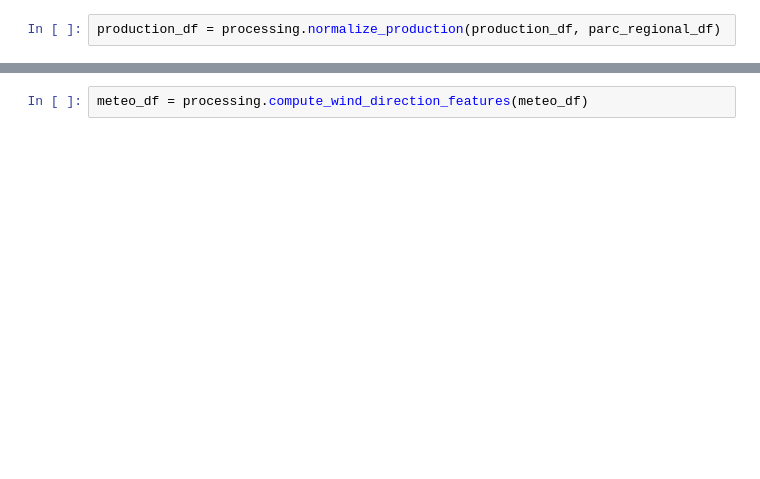
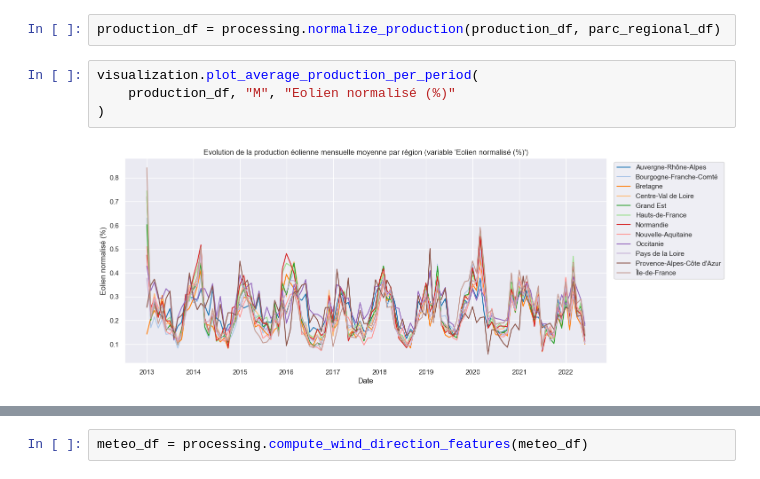
Before and after one commit to antonindurieux/prediction-energie-eolienne, a Jupyter notebook: prediction_energy_eolienne.ipynb, the cells around one changed output, grey strips where cells are left out. Cells and saved outputs as stored; diff of their text form; blank space fills up the shorter version.

```diff
--- a/prediction_energy_eolienne.ipynb
+++ b/prediction_energy_eolienne.ipynb
@@ -138,2 +113,8 @@ production_df["TCH Eolien (%)"].isna().sum() / len(production_df)
 # %%
 production_df = processing.normalize_production(production_df, parc_regional_df)
+# %%
+visualization.plot_average_production_per_period(
+    production_df, "M", "Eolien normalisé (%)"
+)
+# %% [output]
+[figure, added]
```
Also changed, not shown: parts of 66 cells of this notebook.
